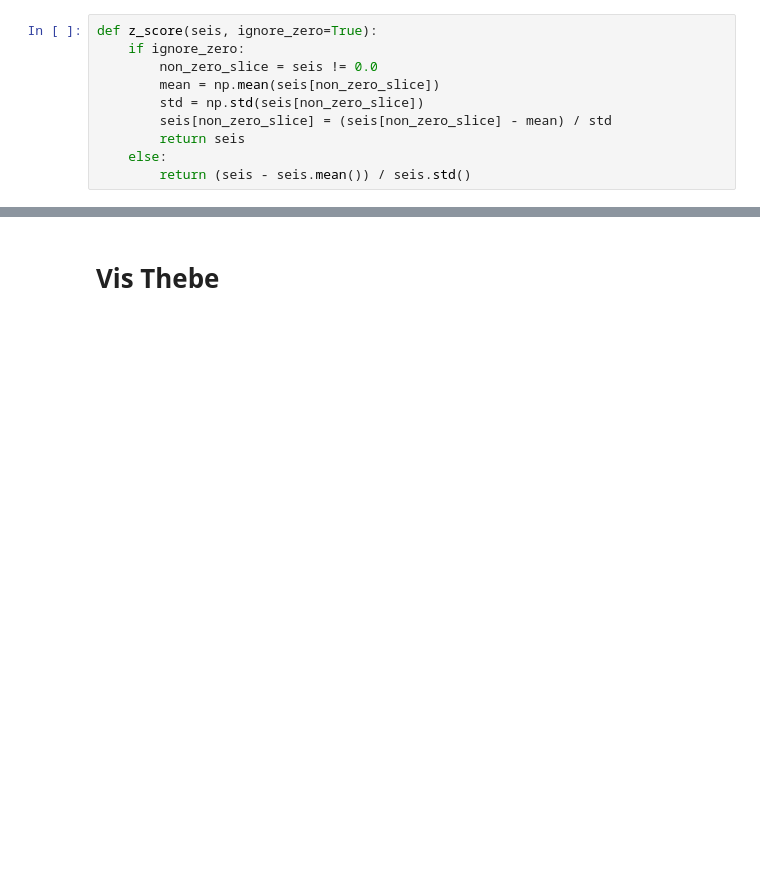
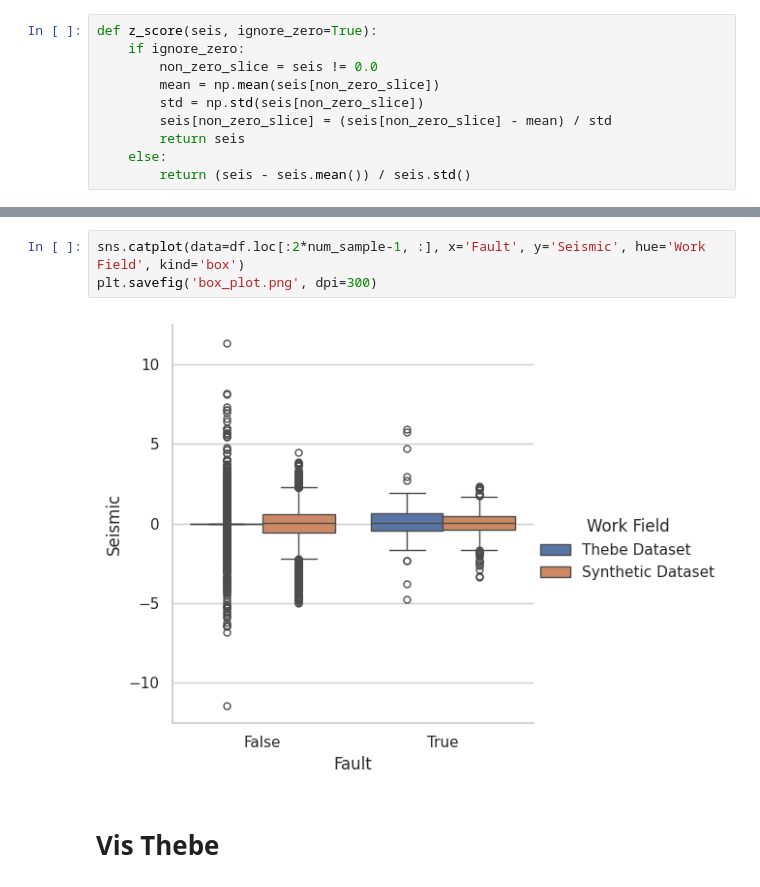
Before and after one commit to zezeze97/Fault_Recong, a Jupyter notebook: temp_vis.ipynb, the cells around one changed output, grey strips where cells are left out. Cells and saved outputs as stored; diff of their text form; blank space fills up the shorter version.

```diff
--- a/temp_vis.ipynb
+++ b/temp_vis.ipynb
@@ -63,3 +80,8 @@ plt.show()
+# %%
+sns.catplot(data=df.loc[:2*num_sample-1, :], x='Fault', y='Seismic', hue='Work Field', kind='box')
+plt.savefig('box_plot.png', dpi=300)
+# %% [output]
+[figure, added]
 # %% [markdown]
 # Vis Thebe
 # %%
```
Also changed, not shown: parts of 11 cells of this notebook.
